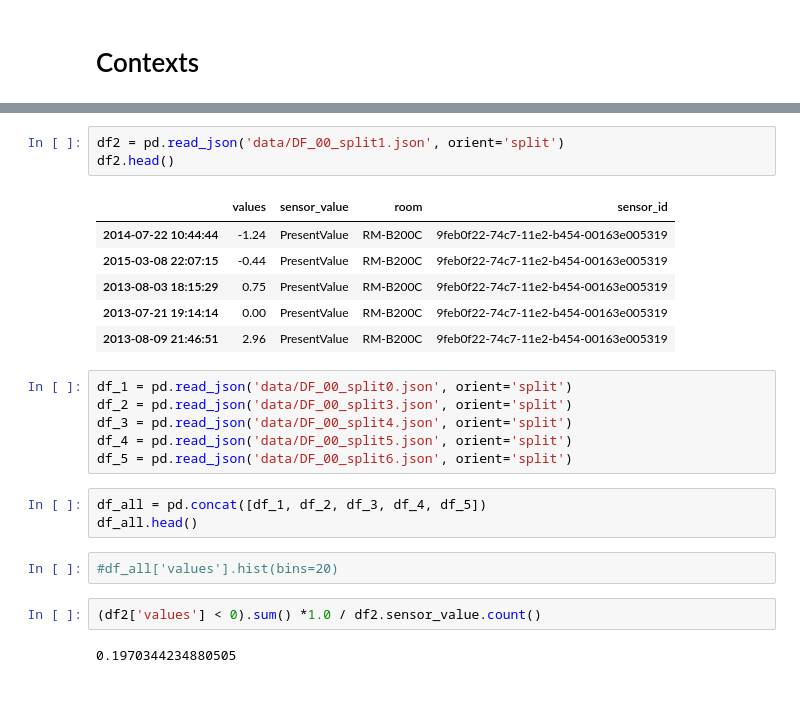
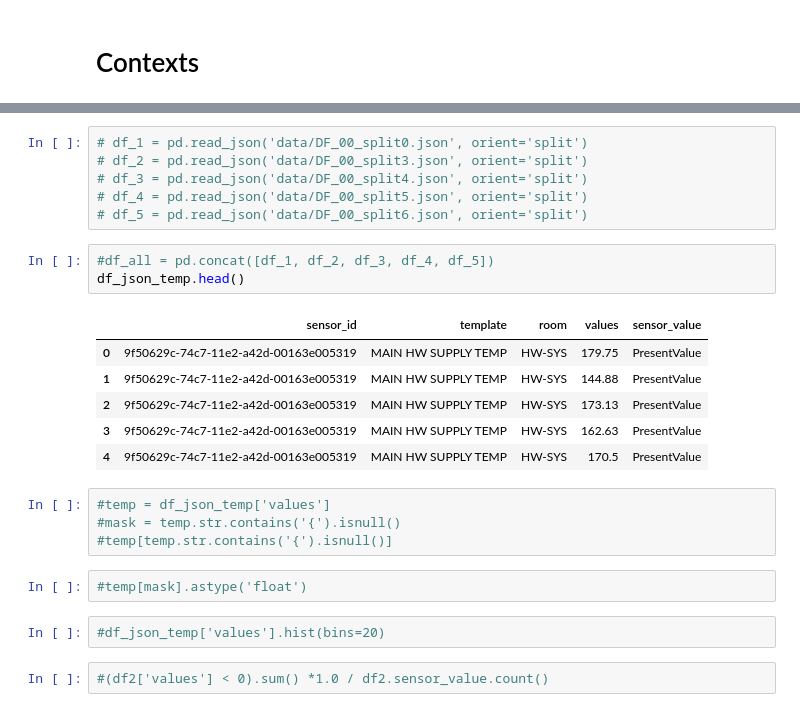
Before and after one commit to mas-dse-mkjaiswa/Capstone, a Jupyter notebook: Smart Building for UCSD.ipynb, the cells around one changed output, grey strips where cells are left out. Drawn from its saved outputs; the diff is of its cells as text.

```diff
--- a/Smart Building for UCSD.ipynb
+++ b/Smart Building for UCSD.ipynb
@@ -231,25 +229,26 @@ df1.head()
-# %%
-df2 = pd.read_json('data/DF_00_split1.json', orient='split')
-df2.head()
-# %% [output]
-|  | values | sensor_value | room | sensor_id |
-| 2014-07-22 10:44:44 | -1.24 | PresentValue | RM-B200C | 9feb0f22-74c7-11e2-b454-00163e005319 |
-| 2015-03-08 22:07:15 | -0.44 | PresentValue | RM-B200C | 9feb0f22-74c7-11e2-b454-00163e005319 |
-| 2013-08-03 18:15:29 | 0.75 | PresentValue | RM-B200C | 9feb0f22-74c7-11e2-b454-00163e005319 |
-| 2013-07-21 19:14:14 | 0.00 | PresentValue | RM-B200C | 9feb0f22-74c7-11e2-b454-00163e005319 |
-| 2013-08-09 21:46:51 | 2.96 | PresentValue | RM-B200C | 9feb0f22-74c7-11e2-b454-00163e005319 |
 # %%
-df_1 = pd.read_json('data/DF_00_split0.json', orient='split')
-df_2 = pd.read_json('data/DF_00_split3.json', orient='split')
-df_3 = pd.read_json('data/DF_00_split4.json', orient='split')
-df_4 = pd.read_json('data/DF_00_split5.json', orient='split')
-df_5 = pd.read_json('data/DF_00_split6.json', orient='split')
+# df_1 = pd.read_json('data/DF_00_split0.json', orient='split')
+# df_2 = pd.read_json('data/DF_00_split3.json', orient='split')
+# df_3 = pd.read_json('data/DF_00_split4.json', orient='split')
+# df_4 = pd.read_json('data/DF_00_split5.json', orient='split')
+# df_5 = pd.read_json('data/DF_00_split6.json', orient='split')
 # %%
-df_all = pd.concat([df_1, df_2, df_3, df_4, df_5])
-df_all.head()
+#df_all = pd.concat([df_1, df_2, df_3, df_4, df_5])
+df_json_temp.head()
+# %% [output]
+|  | sensor_id | template | room | values | sensor_value |
+| 0 | 9f50629c-74c7-11e2-a42d-00163e005319 | MAIN HW SUPPLY TEMP | HW-SYS | 179.75 | PresentValue |
+| 1 | 9f50629c-74c7-11e2-a42d-00163e005319 | MAIN HW SUPPLY TEMP | HW-SYS | 144.88 | PresentValue |
+| 2 | 9f50629c-74c7-11e2-a42d-00163e005319 | MAIN HW SUPPLY TEMP | HW-SYS | 173.13 | PresentValue |
+| 3 | 9f50629c-74c7-11e2-a42d-00163e005319 | MAIN HW SUPPLY TEMP | HW-SYS | 162.63 | PresentValue |
+| 4 | 9f50629c-74c7-11e2-a42d-00163e005319 | MAIN HW SUPPLY TEMP | HW-SYS | 170.5 | PresentValue |
+# %%
+#temp = df_json_temp['values']
+#mask = temp.str.contains('{').isnull()
+#temp[temp.str.contains('{').isnull()]
+# %%
+#temp[mask].astype('float')
 # %%
-#df_all['values'].hist(bins=20)
+#df_json_temp['values'].hist(bins=20)
 # %%
-(df2['values'] < 0).sum() *1.0 / df2.sensor_value.count()
+#(df2['values'] < 0).sum() *1.0 / df2.sensor_value.count()
-# %% [output]
-0.1970344234880505
```
Also changed, not shown: parts of 28 cells of this notebook.
